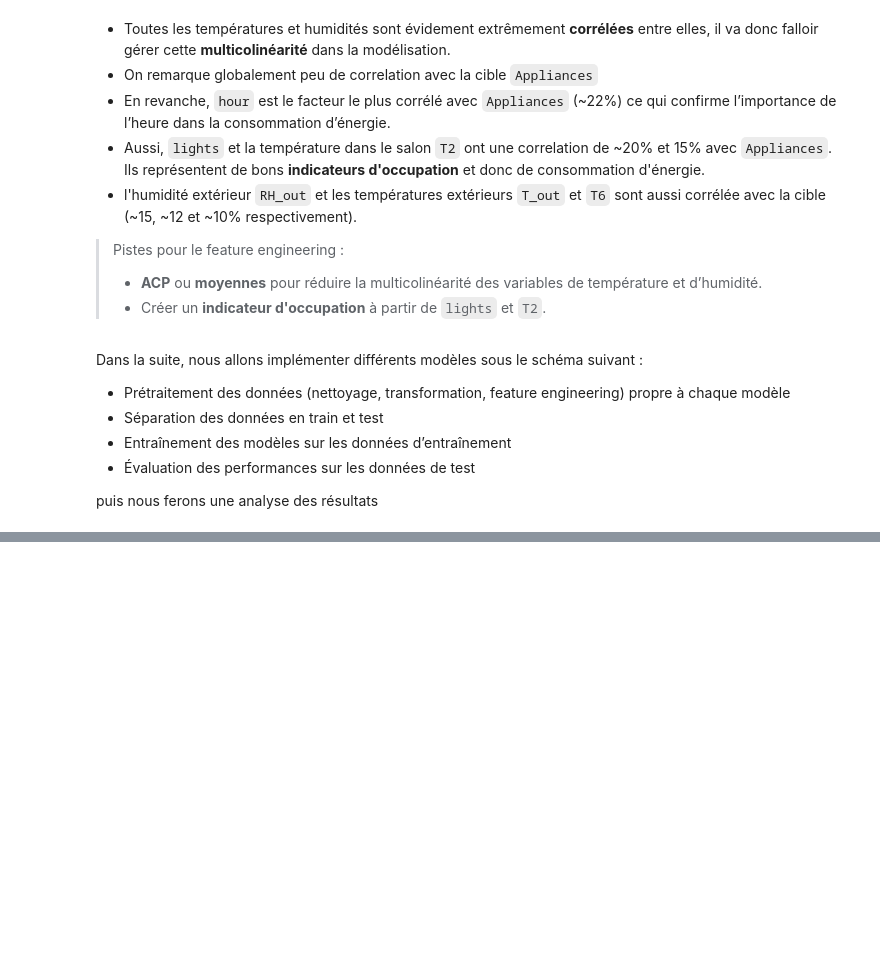
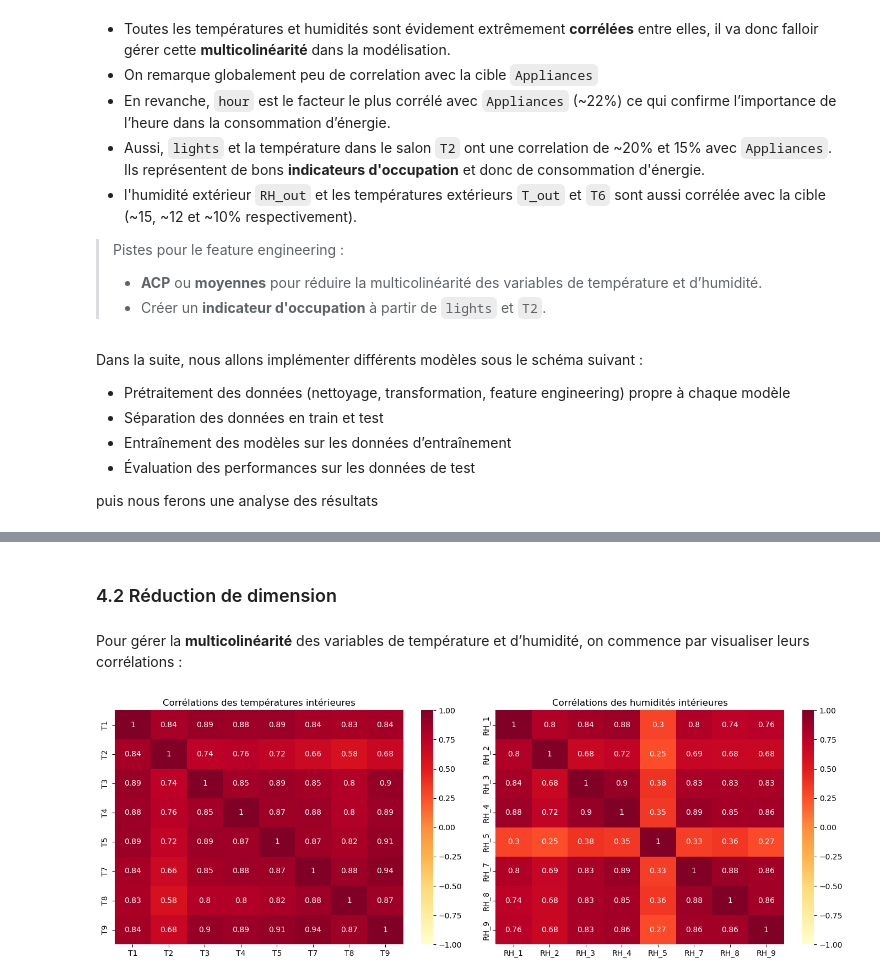
Before and after one commit to issagith/energy-consumption-prediction, a Jupyter notebook: main.ipynb, the cells around one changed output, grey strips where cells are left out. Saved outputs shown, nothing was run; the diff lists cells and outputs as text; code cells hidden in the pictures; blank space fills up the shorter version.

```diff
--- a/main.ipynb
+++ b/main.ipynb
@@ -362,0 +442,23 @@ Index(['Appliances', 'lights', 'T1', 'RH_1', 'T2', 'RH_2', 'T3', 'RH_3', 'T4',
+# %% [markdown]
+### 4.2 Réduction de dimension
+# %% [markdown]
+Pour gérer la **multicolinéarité** des variables de température et d’humidité, on commence par visualiser leurs corrélations :
+# %%
+# Columns that represent the temperature and humidity inside the house
+temp_cols = ['T1', 'T2', 'T3', 'T4', 'T5', 'T7', 'T8', 'T9']
+hum_cols = ['RH_1', 'RH_2', 'RH_3', 'RH_4', 'RH_5', 'RH_7', 'RH_8', 'RH_9']
+
+fig, axes = plt.subplots(1, 2, figsize=(14, 5))
+
+# Correlation matrix of indoor temperatures
+sns.heatmap(df[temp_cols].corr(), annot=True, center=0, vmin=-1, vmax=1, cmap='YlOrRd', ax=axes[0])
+axes[0].set_title("Corrélations des températures intérieures")
+
+# Correlation matrix of indoor humidities
+sns.heatmap(df[hum_cols].corr(), annot=True, center=0, vmin=-1, vmax=1, cmap='YlOrRd', ax=axes[1])
+axes[1].set_title("Corrélations des humidités intérieures")
+
+plt.tight_layout()
+plt.show()
+# %% [output]
+[figure, added]
```
Also changed, not shown: parts of 31 cells of this notebook.
